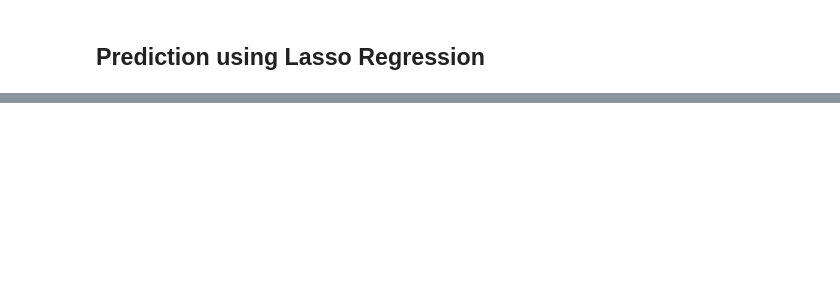
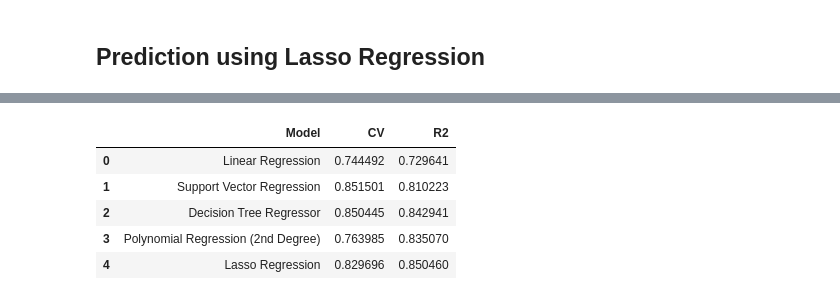
Before and after one commit to m1younis/CoreAI, a Jupyter notebook: src/main.ipynb, the cells around one changed output, grey strips where cells are left out. Saved outputs shown, nothing was run; the diff lists cells and outputs as text; code cells hidden in the pictures; blank space fills up the shorter version.

```diff
--- a/src/main.ipynb
+++ b/src/main.ipynb
@@ -615,0 +624,22 @@ Fitting 10 folds for each of 5 candidates, totalling 50 fits
+# %%
+# Gather data from previous cells into a list of lists
+data = [
+    ["Linear Regression", linreg_cv, linreg_r2],
+    ["Support Vector Regression", svr_cv, svr_r2],
+    ["Decision Tree Regressor", dt_cv, dt_r2],
+    ["Polynomial Regression (2nd Degree)", polyreg_cv, polyreg_r2],
+    ["Lasso Regression", lasso_cv, lasso_r2]
+]
+
+# Produce a pandas dataframe by passing data list and specifying column names
+comp_df = pd.DataFrame(data, columns = ["Model", "CV", "R2"])
+
+# Output DataFrame to console
+comp_df
+# %% [output]
+|  | Model | CV | R2 |
+| 0 | Linear Regression | 0.744492 | 0.729641 |
+| 1 | Support Vector Regression | 0.851501 | 0.810223 |
+| 2 | Decision Tree Regressor | 0.850445 | 0.842941 |
+| 3 | Polynomial Regression (2nd Degree) | 0.763985 | 0.835070 |
+| 4 | Lasso Regression | 0.829696 | 0.850460 |
```
Also changed, not shown: parts of 8 cells of this notebook.
